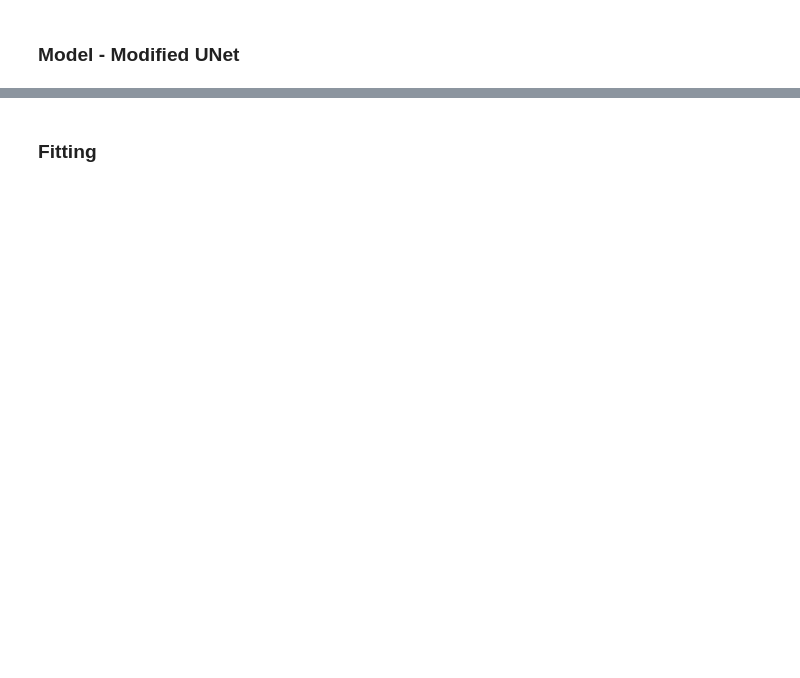
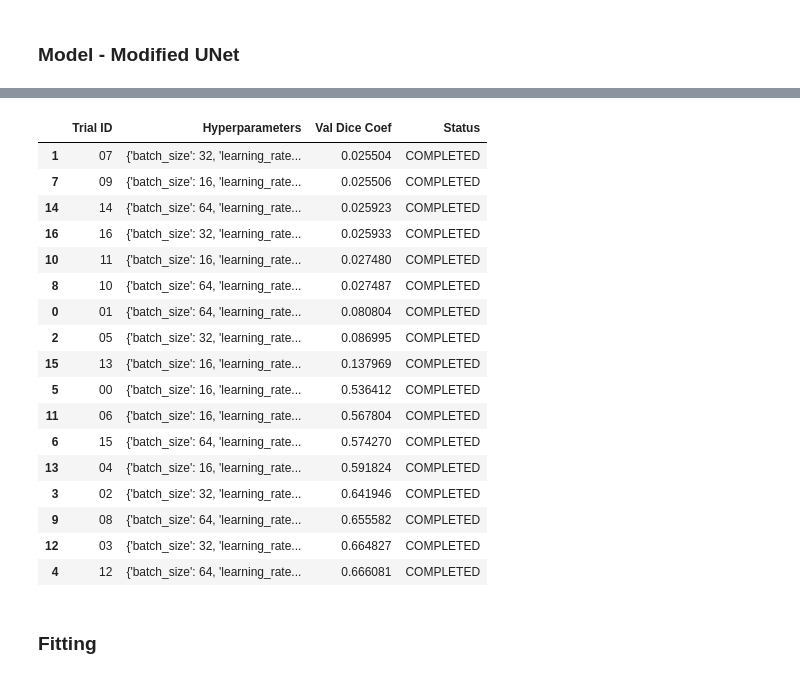
Before and after one commit to joaodelrio/Segmentation, a Jupyter notebook: unet.ipynb, the cells around one changed output, grey strips where cells are left out. Cells and saved outputs as stored; diff of their text form; code cells hidden in the pictures; blank space fills up the shorter version.

```diff
--- a/unet.ipynb
+++ b/unet.ipynb
@@ -219,2 +346,40 @@ model.compile(tf.keras.optimizers.SGD(learning_rate=0.0001, momentum=0.9, nester
+# %%
+# Acessando todos os trials pelo tuner.oracle.trials
+trials = tuner.oracle.trials
+
+import pandas as pd
+
+# Extrair dados dos trials em um DataFrame
+trial_data = []
+for trial_id, trial in trials.items():
+    trial_data.append({
+        "Trial ID": trial_id,
+        "Hyperparameters": trial.hyperparameters.values,
+        "Val Dice Coef": trial.score,
+        "Status": trial.status
+    })
+pd.set_option('display.max_colwidth', None)  # Exibe o conteúdo completo de cada célula
+df_trials = pd.DataFrame(trial_data)
+df_sorted = df_trials.sort_values(by='Val Dice Coef', ascending=True)
+df_sorted
+# %% [output]
+|  | Trial ID | Hyperparameters | Val Dice Coef | Status |
+| 1 | 07 | {'batch_size': 32, 'learning_rate... | 0.025504 | COMPLETED |
+| 7 | 09 | {'batch_size': 16, 'learning_rate... | 0.025506 | COMPLETED |
+| 14 | 14 | {'batch_size': 64, 'learning_rate... | 0.025923 | COMPLETED |
+| 16 | 16 | {'batch_size': 32, 'learning_rate... | 0.025933 | COMPLETED |
+| 10 | 11 | {'batch_size': 16, 'learning_rate... | 0.027480 | COMPLETED |
+| 8 | 10 | {'batch_size': 64, 'learning_rate... | 0.027487 | COMPLETED |
+| 0 | 01 | {'batch_size': 64, 'learning_rate... | 0.080804 | COMPLETED |
+| 2 | 05 | {'batch_size': 32, 'learning_rate... | 0.086995 | COMPLETED |
+| 15 | 13 | {'batch_size': 16, 'learning_rate... | 0.137969 | COMPLETED |
+| 5 | 00 | {'batch_size': 16, 'learning_rate... | 0.536412 | COMPLETED |
+| 11 | 06 | {'batch_size': 16, 'learning_rate... | 0.567804 | COMPLETED |
+| 6 | 15 | {'batch_size': 64, 'learning_rate... | 0.574270 | COMPLETED |
+| 13 | 04 | {'batch_size': 16, 'learning_rate... | 0.591824 | COMPLETED |
+| 3 | 02 | {'batch_size': 32, 'learning_rate... | 0.641946 | COMPLETED |
+| 9 | 08 | {'batch_size': 64, 'learning_rate... | 0.655582 | COMPLETED |
+| 12 | 03 | {'batch_size': 32, 'learning_rate... | 0.664827 | COMPLETED |
+| 4 | 12 | {'batch_size': 64, 'learning_rate... | 0.666081 | COMPLETED |
 # %% [markdown]
 ### Fitting
```
Also changed, not shown: parts of 38 cells of this notebook, 36 other files.
